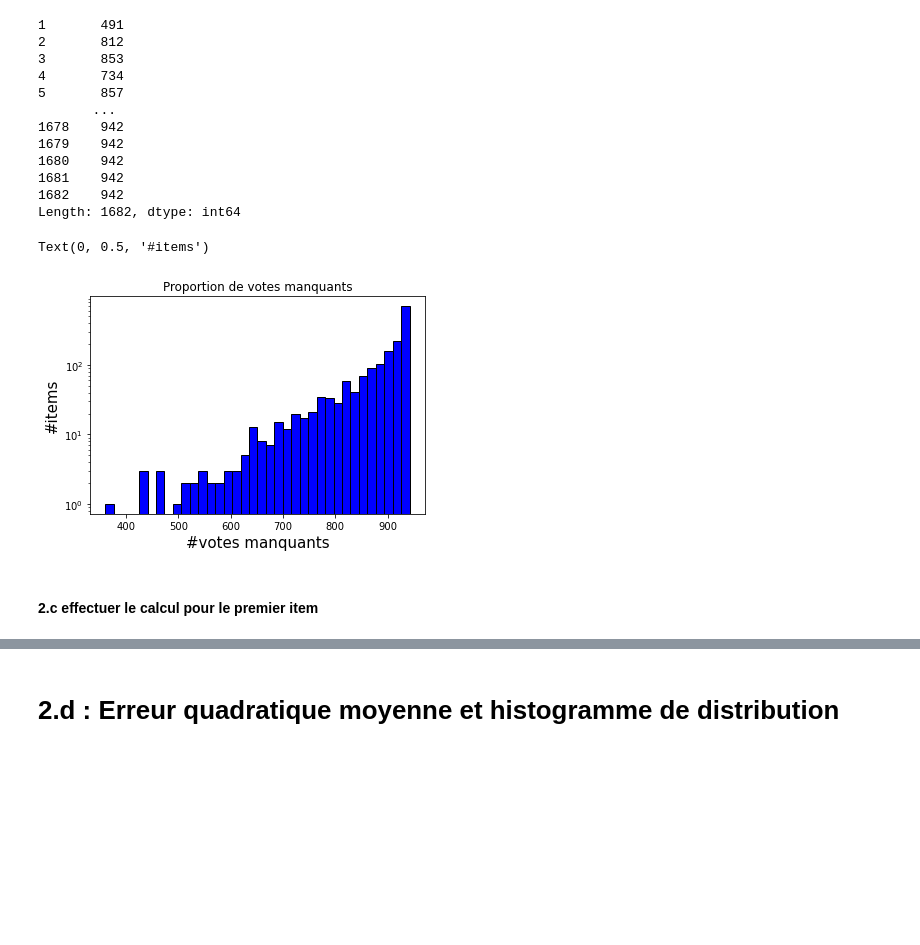
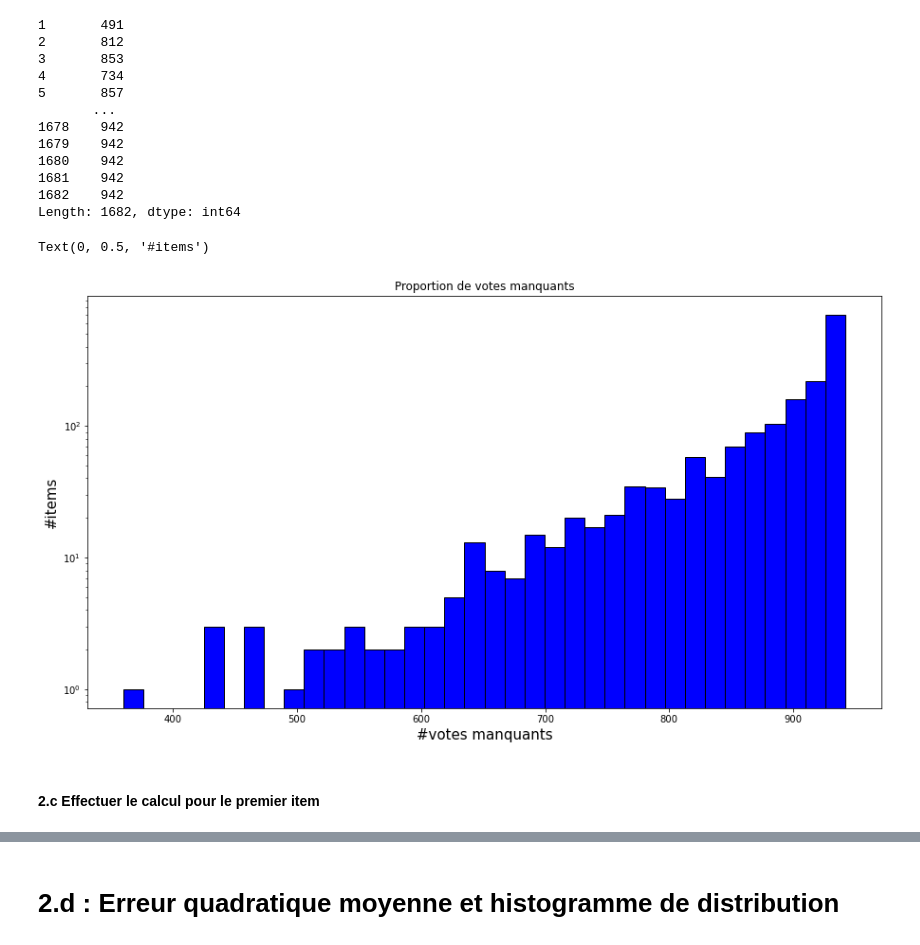
Before and after one commit to clementbernardd/LOG6308, a Jupyter notebook: TP1_groupe7.ipynb, the cells around one changed output, grey strips where cells are left out. Cells and saved outputs as stored; diff of their text form; code cells hidden in the pictures; blank space fills up the shorter version.

```diff
--- a/TP1_groupe7.ipynb
+++ b/TP1_groupe7.ipynb
@@ -505,17 +438,17 @@ user_item.isna().sum(axis = 0)
 1682    942
 Length: 1682, dtype: int64
 # %%
+plt.figure(figsize=(15,8))
 plt.hist(user_item.isna().sum(axis = 0), color = 'blue', edgecolor = 'black', bins = int(180/5), log=True)
-
 # Add labels
 plt.title('Proportion de votes manquants')
 plt.xlabel('#votes manquants',fontsize=15)
 plt.ylabel('#items',fontsize=15)
 # %% [output]
 Text(0, 0.5, '#items')
-[figure, old version]
+[figure, new version]
 # %% [markdown]
-#### 2.c effectuer le calcul pour le premier item
+#### 2.c Effectuer le calcul pour le premier item
 # %%
 def build_users_items_neigh_mtx(df_10_index_i,user_item):
     """
```
Also changed, not shown: parts of 34 cells of this notebook.
